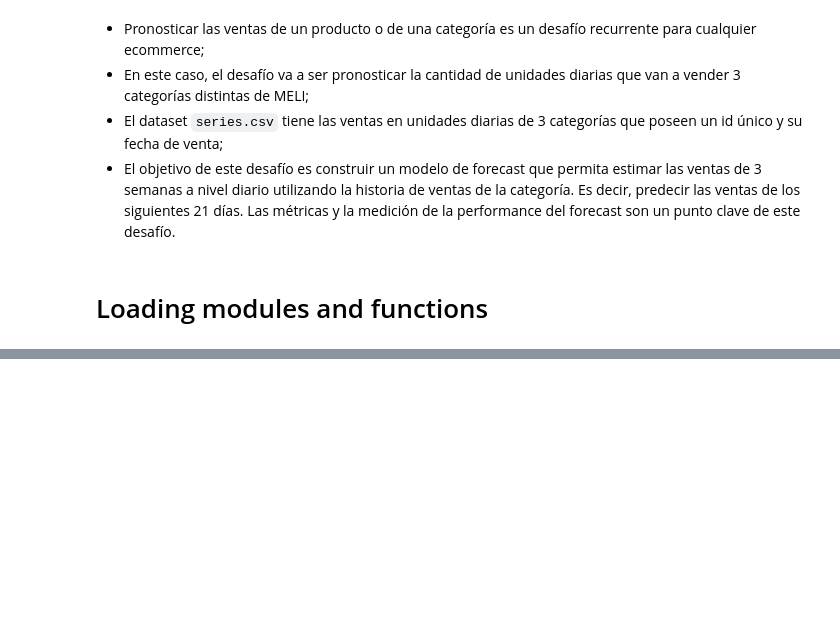
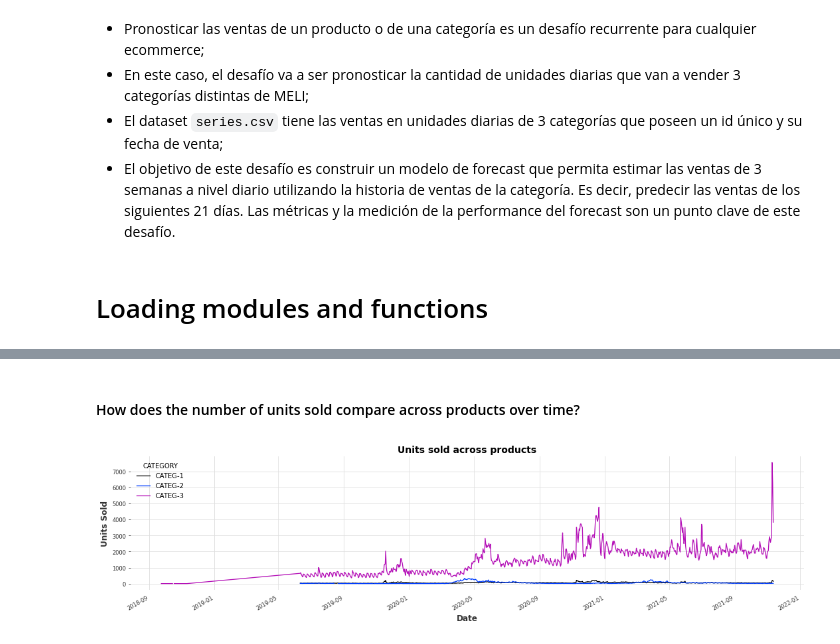
Before and after one commit to nacmarino/meli, a Jupyter notebook: src/DS Challenge #4 - Series de tiempo.ipynb, the cells around one changed output, grey strips where cells are left out. Cells and saved outputs as stored; diff of their text form; code cells hidden in the pictures; blank space fills up the shorter version.

```diff
--- a/src/DS Challenge #4 - Series de tiempo.ipynb
+++ b/src/DS Challenge #4 - Series de tiempo.ipynb
@@ -15,0 +66,12 @@ df = pd.read_csv(filepath_or_buffer = '../data/series.csv')
+# %% [markdown]
+#### How does the number of units sold compare across products over time?
+# %%
+## plotting all categories in the same graph
+df.drop(columns = ['time_ellapsed']).pivot_table(index='DATE',columns='CATEGORY',values='UNITS_SOLD',aggfunc='sum').plot(figsize = (15, 4))
+plt.xlabel(xlabel = 'Date', fontdict = {'weight': 'bold', 'size': 12})
+plt.ylabel(ylabel = 'Units Sold', fontdict = {'weight': 'bold', 'size': 12})
+plt.title(label = 'Units sold across products', fontdict = {'weight': 'bold', 'size': 14})
+plt.tight_layout()
+plt.show()
+# %% [output]
+[figure, added]
```
Also changed, not shown: parts of 26 cells of this notebook.
